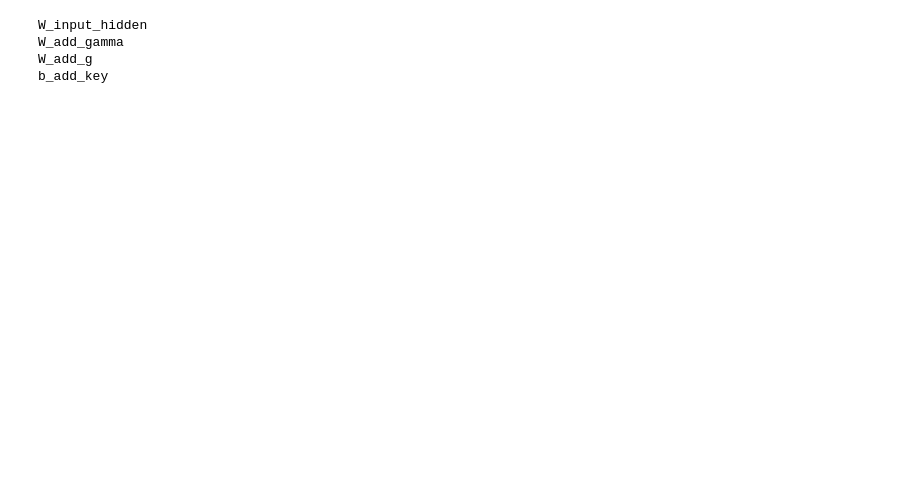
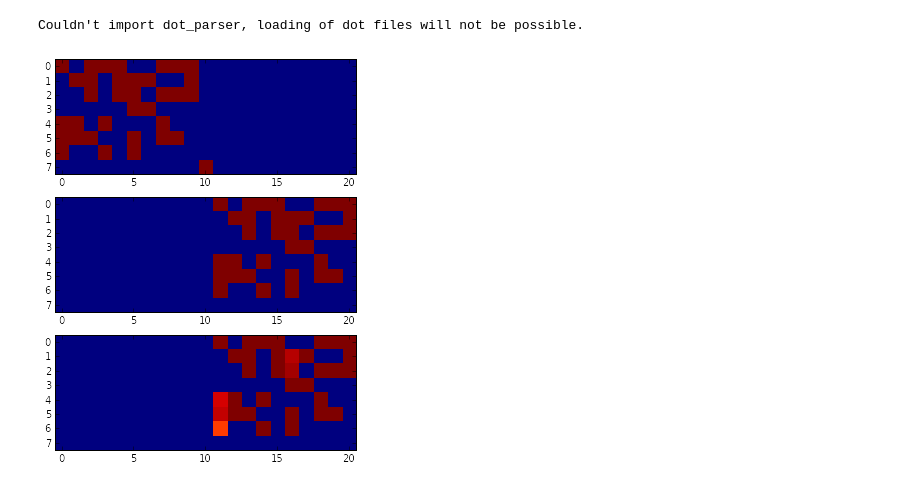
Before and after one commit to shawntan/neural-turing-machines, a Jupyter notebook: ipynb/Testing.ipynb, the cells around one changed output. Drawn from its saved outputs; the diff is of its cells as text; code cells hidden in the pictures; blank space fills up the shorter version.

Commit message:
Testing the models.

```diff
--- a/ipynb/Testing.ipynb
+++ b/ipynb/Testing.ipynb
@@ -65,5 +0,0 @@ predict = theano.function(
-# %%
-prev_vals = { p.name: p.get_value() for p in P.values()}
-for _ in xrange(100):
-    inputs,outputs = tasks.copy(input_size,20)
-    print train(inputs,outputs)
@@ -88,4 +0,0 @@ for _ in xrange(100):
-# %%
-inputs,outputs = tasks.copy(input_size,20)
-print inputs
-print predict(inputs)[-(inputs.shape[0]/2):]
@@ -122,8 +1,40 @@ print predict(inputs)[-(inputs.shape[0]/2):]
-# %%
-for k in prev_vals:
-    if np.sum(P[k].get_value()-prev_vals[k]) == 0: print k
-# %% [output]
-W_input_hidden
-W_add_gamma
-W_add_g
-b_add_key
+# %%
+import sys
+sys.path.append('..')
+import run_model
+P,do_task = run_model.make_model()
+P.load('../copy.mdl')
+# %% [output]
+Couldn't import dot_parser, loading of dot files will not be possible.
+# %%
+%matplotlib inline
+import matplotlib
+import matplotlib.pyplot as plt
+import matplotlib.cm as cm
+
+import tasks
+def plot(seq_length):
+    i,o = tasks.copy(8,seq_length)
+    weights,outputs = do_task(i)
+
+
+    plt.figure(1,figsize=(20,7))
+    plt.subplot(311)
+    plt.imshow(i.T,interpolation='nearest')
+    plt.subplot(312)
+    plt.imshow(o.T,interpolation='nearest')
+    plt.subplot(313)
+    plt.imshow(outputs.T,interpolation='nearest')
+
+
+def plot_weights(seq_length):
+    i,o = tasks.copy(8,seq_length)
+    weights,outputs = do_task(i)
+
+
+    plt.figure(1,figsize=(20,20))
+    plt.imshow(weights.T[100:123],interpolation='nearest',cmap=cm.gray)
+# %%
+plot(10)
+# %% [output]
+[figure, added]
```
Also changed, not shown: parts of 13 cells of this notebook, 1 other file.
